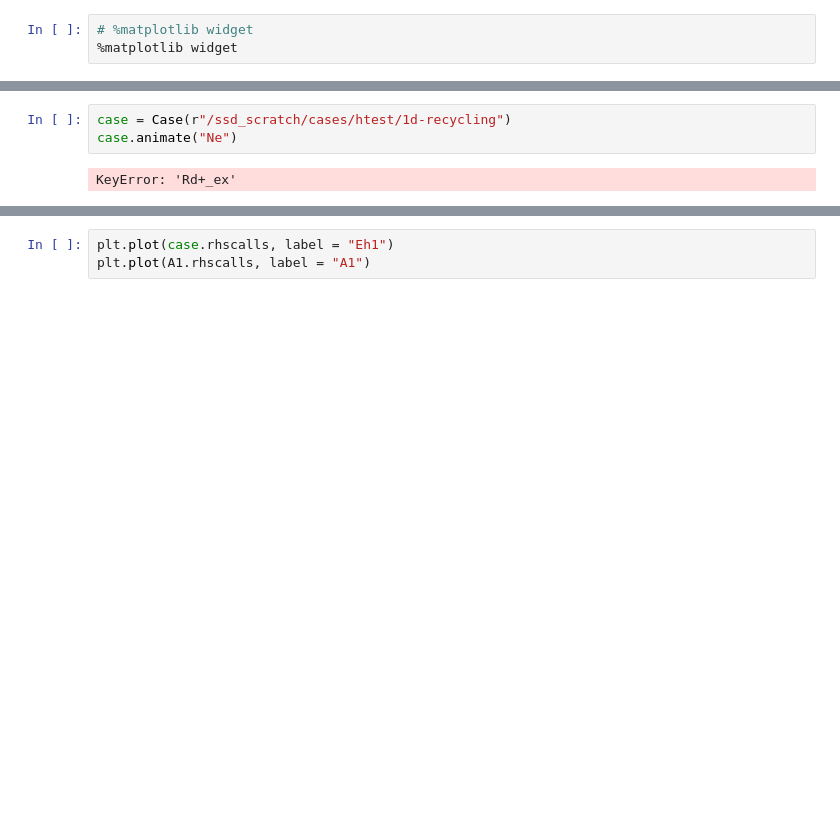
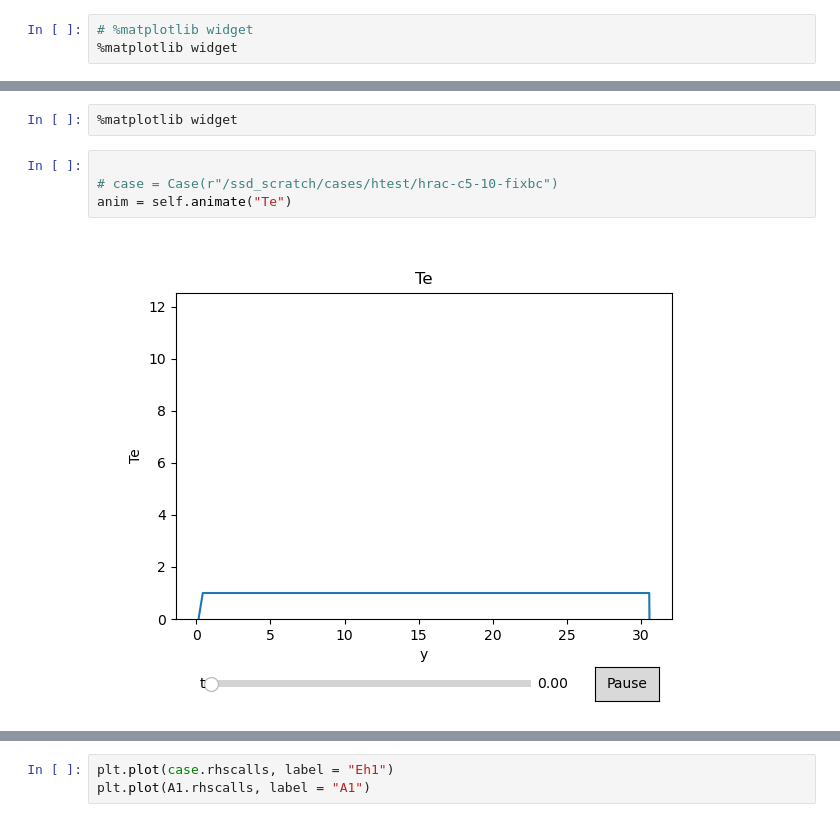
Before and after one commit to mikekryjak/sdtools, a Jupyter notebook: sd-pp.ipynb, the cells around one changed output, grey strips where cells are left out. Cells and saved outputs as stored; diff of their text form; blank space fills up the shorter version.

```diff
--- a/sd-pp.ipynb
+++ b/sd-pp.ipynb
@@ -46,5 +329,8 @@ A1 = Case(os.path.join(studypath, "A1"))
+# %%
+%matplotlib widget
 # %%
-case = Case(r"/ssd_scratch/cases/htest/1d-recycling")
-case.animate("Ne")
+
+# case = Case(r"/ssd_scratch/cases/htest/hrac-c5-10-fixbc")
+anim = self.animate("Te")
 # %% [output]
-KeyError: 'Rd+_ex'
+[figure, added]
```
Also changed, not shown: parts of 19 cells of this notebook, 2 other files.
